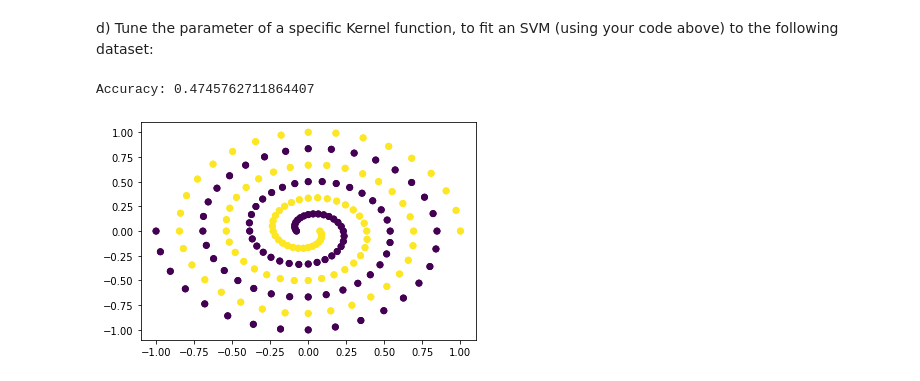
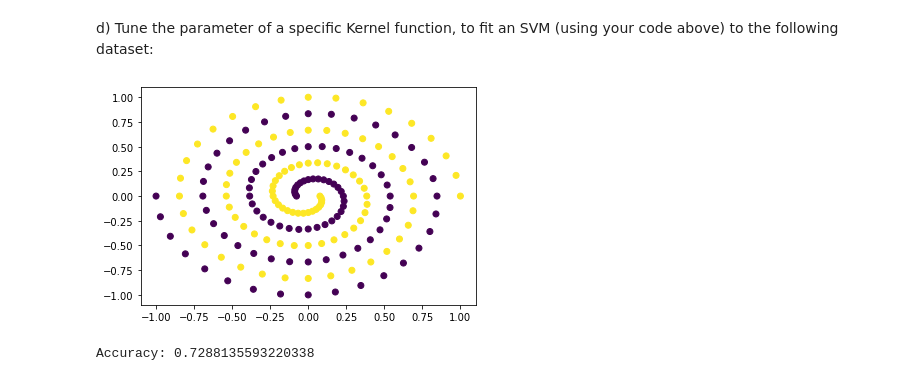
Before and after one commit to graceelias/Data-Science-Fundamentals, a Jupyter notebook: lecture_16/worksheet_16.ipynb, the cells around one changed output. Cells and saved outputs as stored; diff of their text form; code cells hidden in the pictures.

```diff
--- a/lecture_16/worksheet_16.ipynb
+++ b/lecture_16/worksheet_16.ipynb
@@ -151,39 +146,29 @@ d) Tune the parameter of a specific Kernel function, to fit an SVM (using your c
 # %%
 import numpy as np
 import matplotlib.pyplot as plt
 
-def custom_kernel(x1, x2, sigma=1, n=3):
-    inner_product = np.dot(x1, x2.T)
-
-    if n == 2:  # RBF kernel
-        kernel_value = np.exp(-(np.linalg.norm(x1 - x2) ** 2) / (2 * sigma**2))
-    elif n > 2:  # Polynomial kernel
-        kernel_value = (inner_product + 1) ** n
-    else:
-        raise ValueError("n must be greater than or equal to 2")
-
-    return kernel_value
+def custom_kernel(x1, x2, sigma=100):
+    # RBF kernel
+    return np.exp(-sigma * (np.linalg.norm(x1[:, np.newaxis] - x2, axis=2) ** 2))
 
 data = np.loadtxt("spiral.data")
 x, y = data[:, :2], data[:, 2]
 
 plt.scatter(x[:,0], x[:,1], c=y)
+plt.show()
 
 data_path = "spiral.data"
 data = np.loadtxt(data_path)
 x, y = data[:, :2], data[:, 2]
 
 X_train, X_test, y_train, y_test = train_test_split(x, y, test_size=0.3, random_state=42)
 
 svm_classifier = SVC(kernel=custom_kernel)
 svm_classifier.fit(X_train, y_train)
 
 y_pred = svm_classifier.predict(X_test)
 accuracy = accuracy_score(y_test, y_pred)
 print("Accuracy:", accuracy)
-
-plt.scatter(x[:, 0], x[:, 1], c=y, cmap='viridis')
-plt.show()
 # %% [output]
+[figure]
-Accuracy: 0.4745762711864407
+Accuracy: 0.7288135593220338
-[figure]
```
Also changed, not shown: parts of 2 cells of this notebook, 4 other files.
